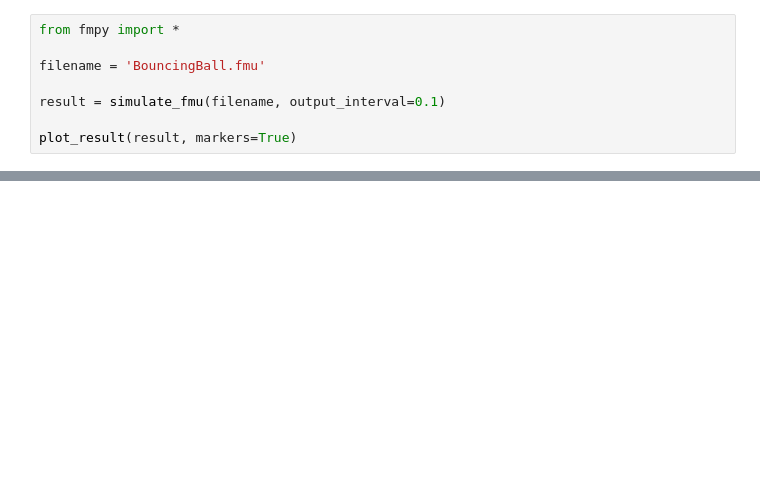
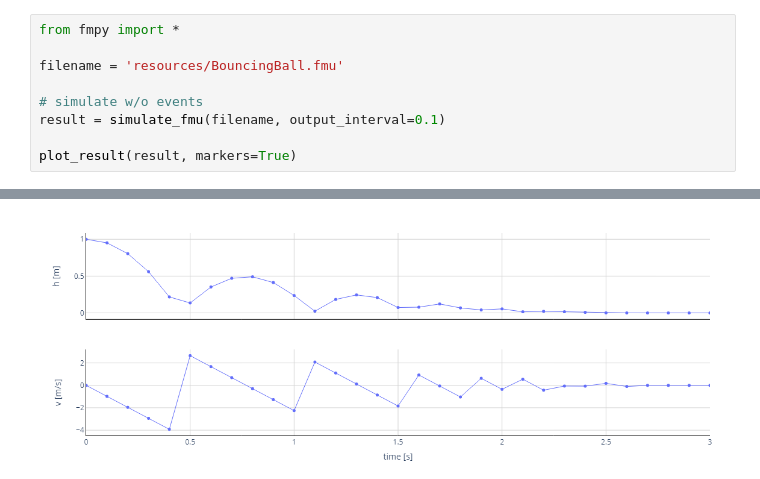
Before and after one commit to t-sommer/fmi3-features, a Jupyter notebook: cs_events.ipynb, the cells around one changed output, grey strips where cells are left out. Drawn from its saved outputs; the diff is of its cells as text; blank space fills up the shorter version.

Commit message:
Move files to resources/

```diff
--- a/cs_events.ipynb
+++ b/cs_events.ipynb
@@ -1,8 +1,9 @@
 # %%
 from fmpy import *
 
-filename = 'BouncingBall.fmu'
+filename = 'resources/BouncingBall.fmu'
 
+# simulate w/o events
 result = simulate_fmu(filename, output_interval=0.1)
 
 plot_result(result, markers=True)
@@ -11,0 +12 @@ plot_result(result, markers=True)
+[figure, added]
```
Also changed, not shown: parts of 3 cells of this notebook, 10 other files.
